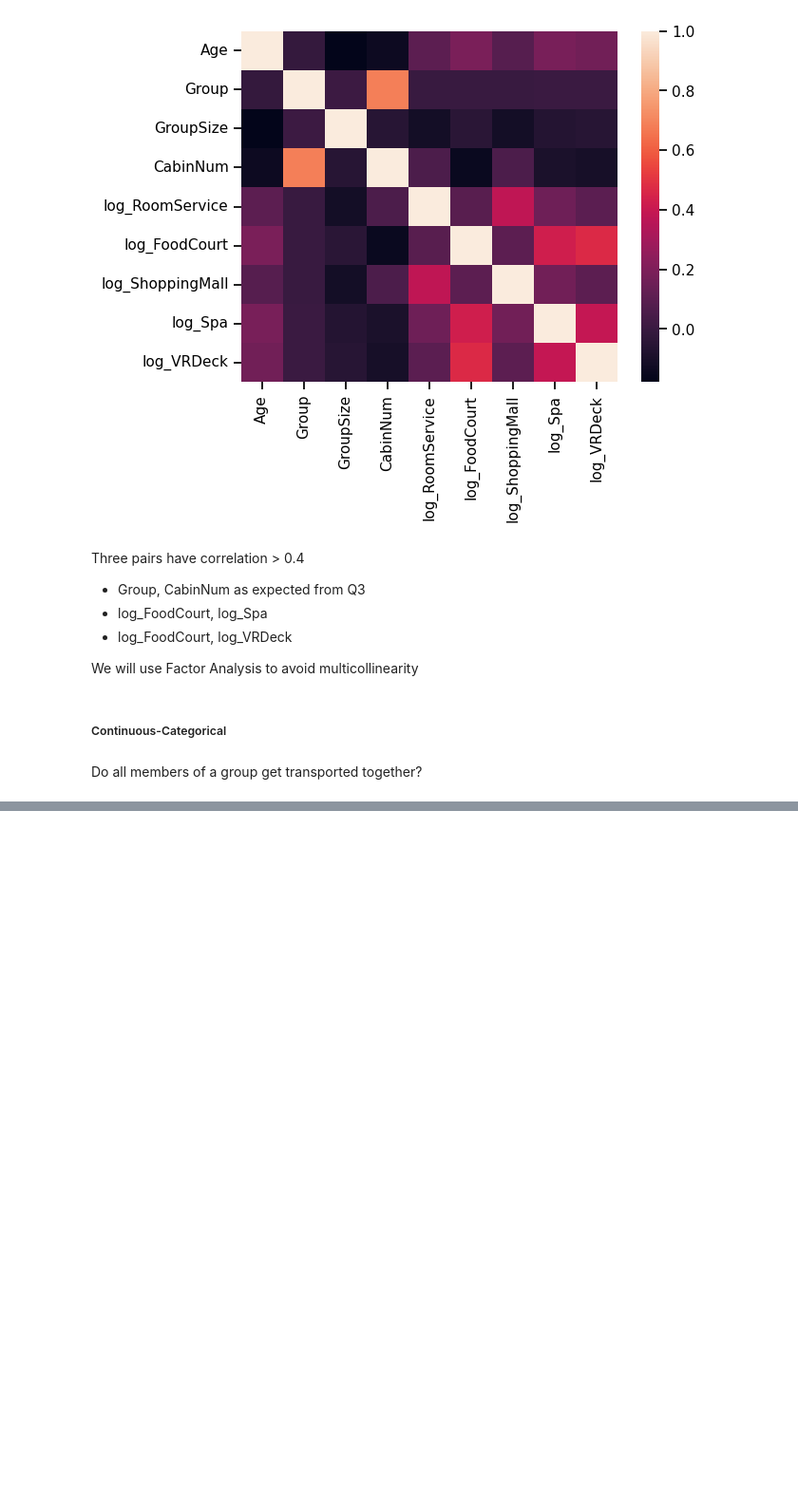
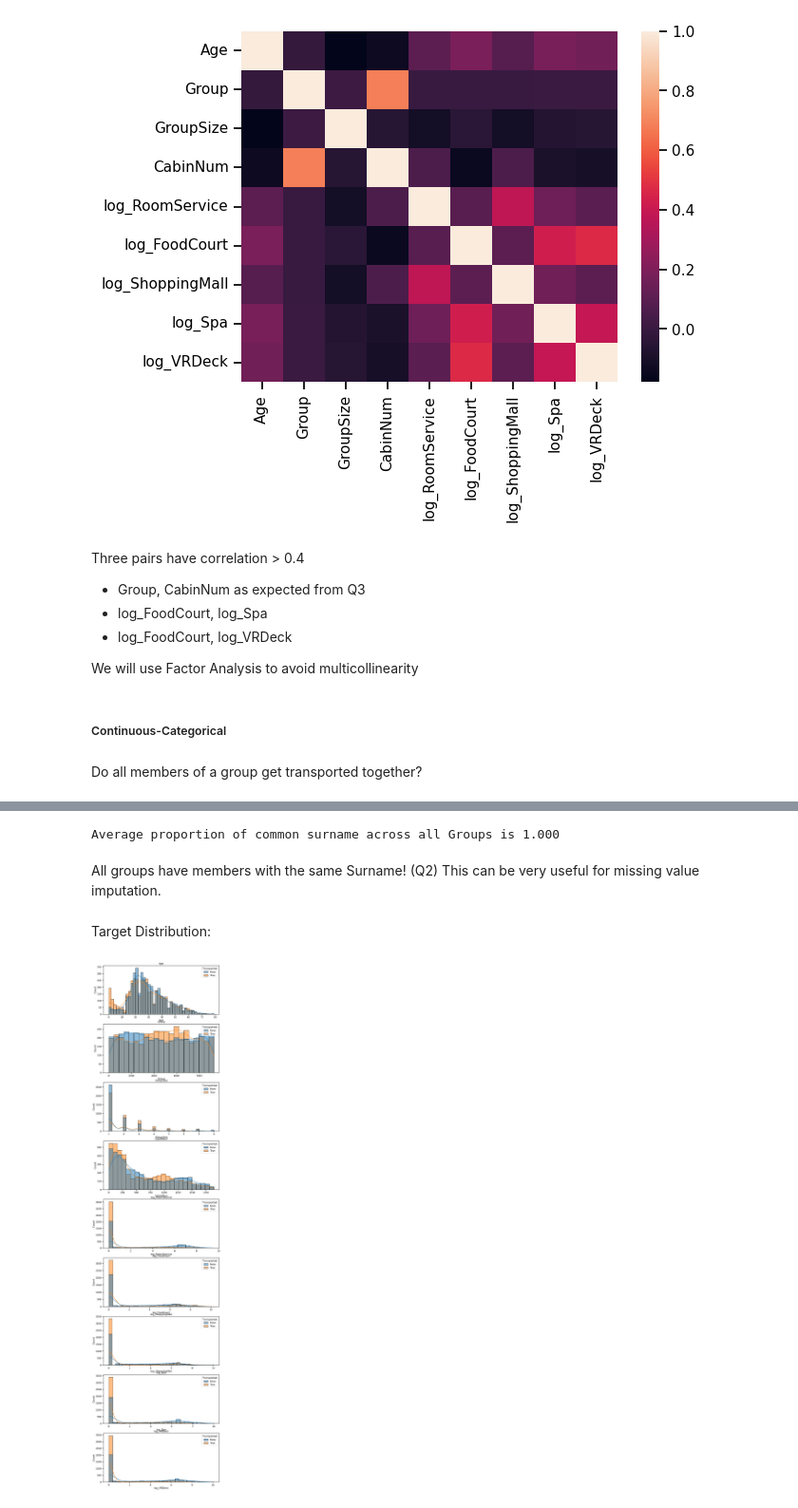
Before and after one commit to laksharora98/Portfolio, a Jupyter notebook: Kaggle Projects/Spaceship Titanic/EDA.ipynb, the cells around one changed output, grey strips where cells are left out. Shown at 95% size. Cells and saved outputs as stored; diff of their text form; code cells hidden in the pictures; blank space fills up the shorter version.

```diff
--- a/Kaggle Projects/Spaceship Titanic/EDA.ipynb
+++ b/Kaggle Projects/Spaceship Titanic/EDA.ipynb
@@ -660,0 +682,46 @@ TypeError: category type does not support sum operations
+# %%
+# Calculate average Gini purity across all groups
+totalModeProp = 0
+count = 0
+for key in obj.groups.keys():
+    try:
+        totalModeProp = totalModeProp + gini(obj.get_group(key))
+        count = count + 1
+    except:
+        continue
+
+print('Average proportion of common surname across all Groups is {0:5.3f}'.format(totalModeProp/count))
+# %% [output]
+Average proportion of common surname across all Groups is 1.000
+# %% [markdown]
+All groups have members with the same Surname! (Q2) This can be very useful for missing value imputation.
+# %% [markdown]
+Target Distribution:
+# %%
+# Define function to take in list of numerical columns and give distributions with respect to the target variable
+
+def numTarget(data, num_cols, target):
+    """
+    Description:
+    Function to plot distribution of a group of continuous variables with respect to categorical target variable
+
+    Parameters:
+    data(pandas.core.frame.DataFrame): Pandas Dataframe
+    num_cols(list) = List of numerical column labels to plot
+    target(string) = Target categorical variable
+
+    Return: None
+    """
+    fig, axes = plt.subplots(len(num_cols), 1, figsize=(10, len(num_cols)*5))
+
+    for j in range(len(num_cols)):
+        sns.histplot(ax=axes[j], data=data,
+                     x=num_cols[j], kde=True, hue = target)
+        axes[j].set_title(num_cols[j])
+
+    plt.show
+    return None
+# %%
+numTarget(data = complete, num_cols = num_cols, target = 'Transported')
+# %% [output]
+[figure, added]
```
Also changed, not shown: parts of 33 cells of this notebook, 1 other file.
